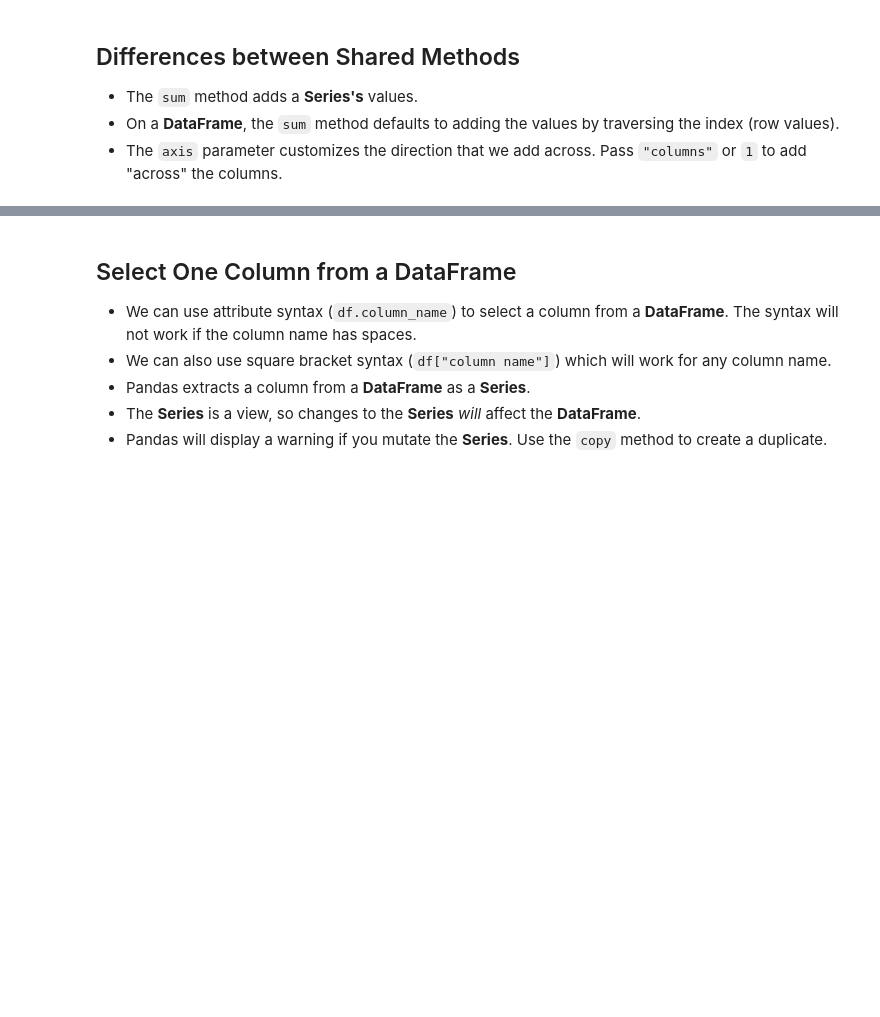
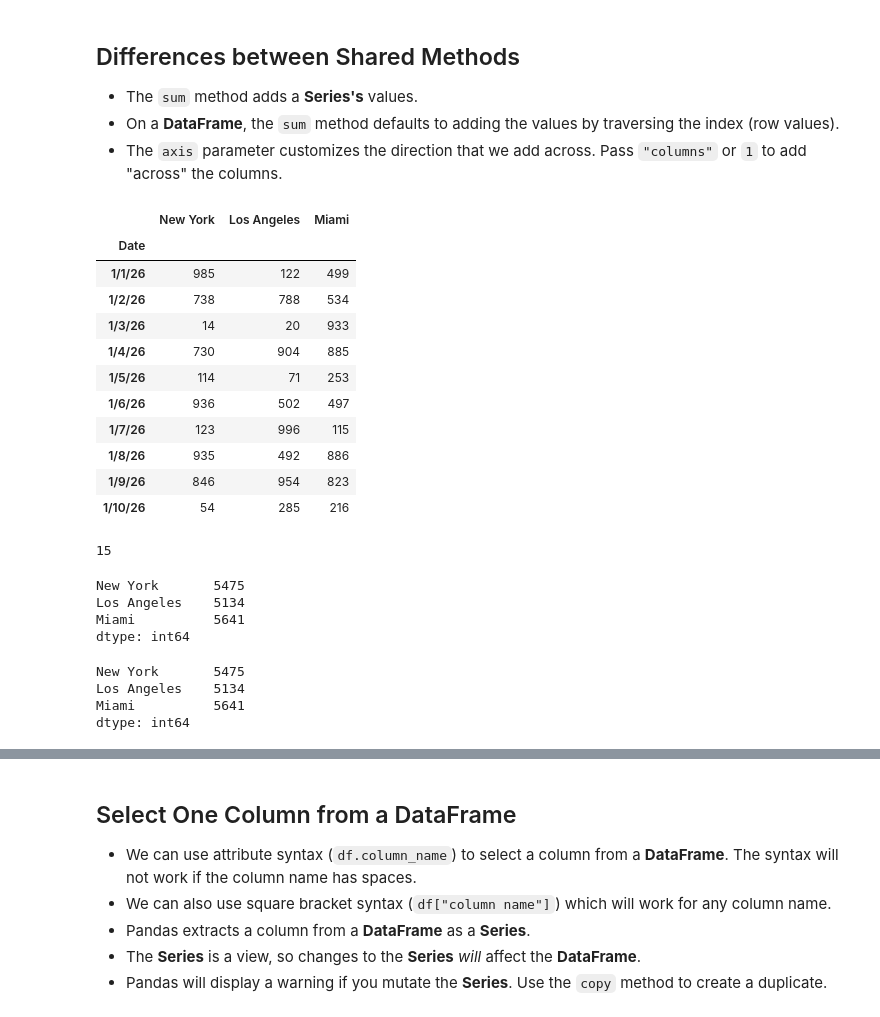
Before and after one commit to kon-mat/DataAnalysis, a Jupyter notebook: Python/Udemy/DataAnalysisWithPandasAndPython/Complete/04 - DataFrames I - Introduction.ipynb, the cells around one changed output, grey strips where cells are left out. Saved outputs shown, nothing was run; the diff lists cells and outputs as text; code cells hidden in the pictures; blank space fills up the shorter version.

```diff
--- a/Python/Udemy/DataAnalysisWithPandasAndPython/Complete/04 - DataFrames I - Introduction.ipynb
+++ b/Python/Udemy/DataAnalysisWithPandasAndPython/Complete/04 - DataFrames I - Introduction.ipynb
@@ -169,3 +169,39 @@ memory usage: 32.5+ KB
 - The `sum` method adds a **Series's** values.
 - On a **DataFrame**, the `sum` method defaults to adding the values by traversing the index (row values).
 - The `axis` parameter customizes the direction that we add across. Pass `"columns"` or `1` to add "across" the columns.
+# %%
+revenue = pd.read_csv("revenue.csv", index_col="Date")
+revenue
+# %% [output]
+|  | New York | Los Angeles | Miami |
+| Date |  |  |  |
+| 1/1/26 | 985 | 122 | 499 |
+| 1/2/26 | 738 | 788 | 534 |
+| 1/3/26 | 14 | 20 | 933 |
+| 1/4/26 | 730 | 904 | 885 |
+| 1/5/26 | 114 | 71 | 253 |
+| 1/6/26 | 936 | 502 | 497 |
+| 1/7/26 | 123 | 996 | 115 |
+| 1/8/26 | 935 | 492 | 886 |
+| 1/9/26 | 846 | 954 | 823 |
+| 1/10/26 | 54 | 285 | 216 |
+# %%
+pd.Series([1, 2, 3])
+s.sum()
+# %% [output]
+15
+# %%
+# domyślnie metoda sum w ramce sumuje wartości w kolumnach
+revenue.sum()
+# %% [output]
+New York       5475
+Los Angeles    5134
+Miami          5641
+dtype: int64
+# %%
+revenue.sum(axis="index") # domyślna opcja
+# %% [output]
+New York       5475
+Los Angeles    5134
+Miami          5641
+dtype: int64
```
Also changed, not shown: parts of 2 cells of this notebook.
